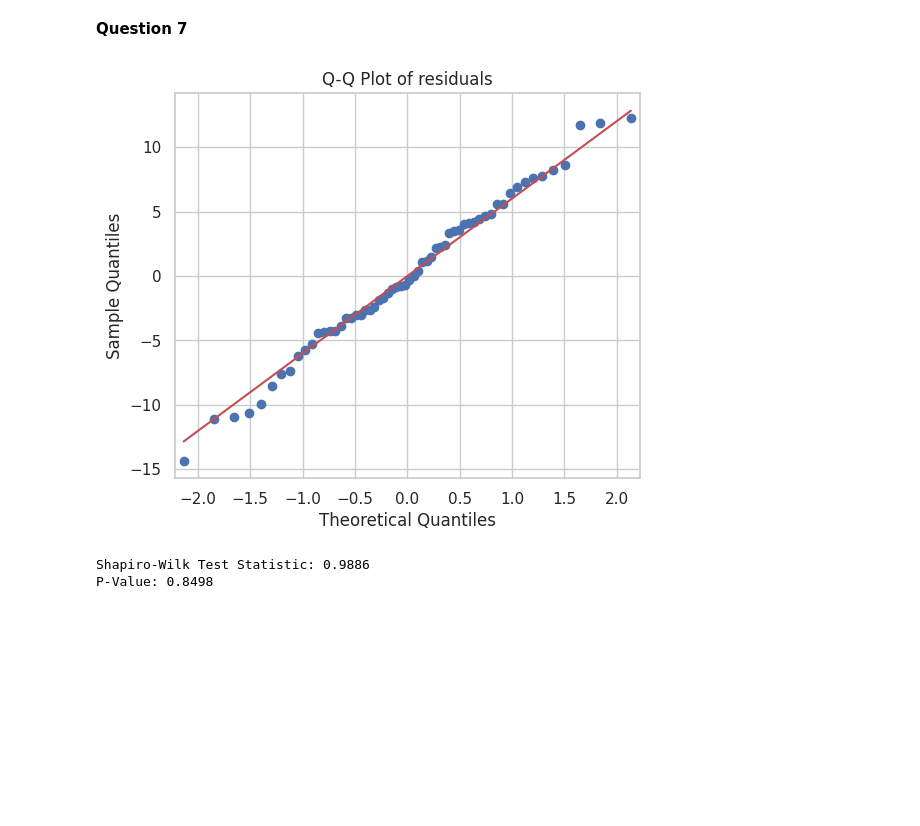
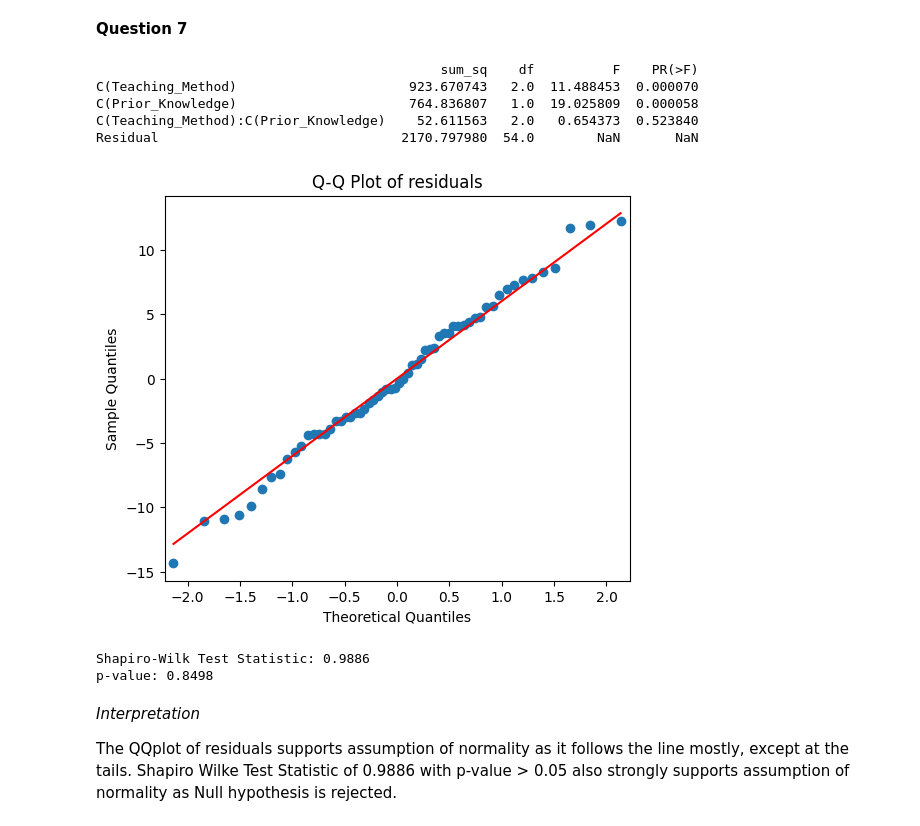
Before and after one commit to Cipher212/STAT-7220-Applied-Experimental-Design, a Jupyter notebook: Assignments/HW2/HW-2.ipynb, the cells around one changed output. Cells and saved outputs as stored; diff of their text form; code cells hidden in the pictures; blank space fills up the shorter version.

```diff
--- a/Assignments/HW2/HW-2.ipynb
+++ b/Assignments/HW2/HW-2.ipynb
@@ -310,24 +313,40 @@ However this does not do anything to support either Null or Alternate hypothesis
 **Question 7**
 # %%
 model = ols('Score ~ C(Teaching_Method) * C(Prior_Knowledge)', data=df).fit()
+anova_table = sm.stats.anova_lm(model, typ=2)
 
+print(anova_table)
 residuals = model.resid
 
 
 #qq plot
 
 fig, ax = plt.subplots(figsize=(6, 5))
 sm.qqplot(residuals, line='s', ax=ax)
 plt.title('Q-Q Plot of residuals')
 plt.show()
 
 
 # shapiro wilkes
 
+
+# H0:  Dataset is not normally distributed
+# HA: Dataset IS normally distributed
+
 stat, p_value = shapiro(residuals)
 print(f"Shapiro-Wilk Test Statistic: {stat:.4f}")
 print(f"p-value: {p_value:.4f}")
 # %% [output]
+                                            sum_sq    df          F    PR(>F)
+C(Teaching_Method)                      923.670743   2.0  11.488453  0.000070
+C(Prior_Knowledge)                      764.836807   1.0  19.025809  0.000058
+C(Teaching_Method):C(Prior_Knowledge)    52.611563   2.0   0.654373  0.523840
+Residual                               2170.797980  54.0        NaN       NaN
-[figure, old version]
+[figure, new version]
-Shapiro-Wilk Test Statistic: 0.9886
-P-Value: 0.8498
+Shapiro-Wilk Test Statistic: 0.9886
+p-value: 0.8498
+# %% [markdown]
+*Interpretation*
+
+
+The QQplot of residuals supports assumption of normality as it follows the line mostly, except at the tails. Shapiro Wilke Test Statistic of 0.9886 with p-value > 0.05 also strongly supports assumption of normality as Null hypothesis is rejected.
```
Also changed, not shown: parts of 2 cells of this notebook.
